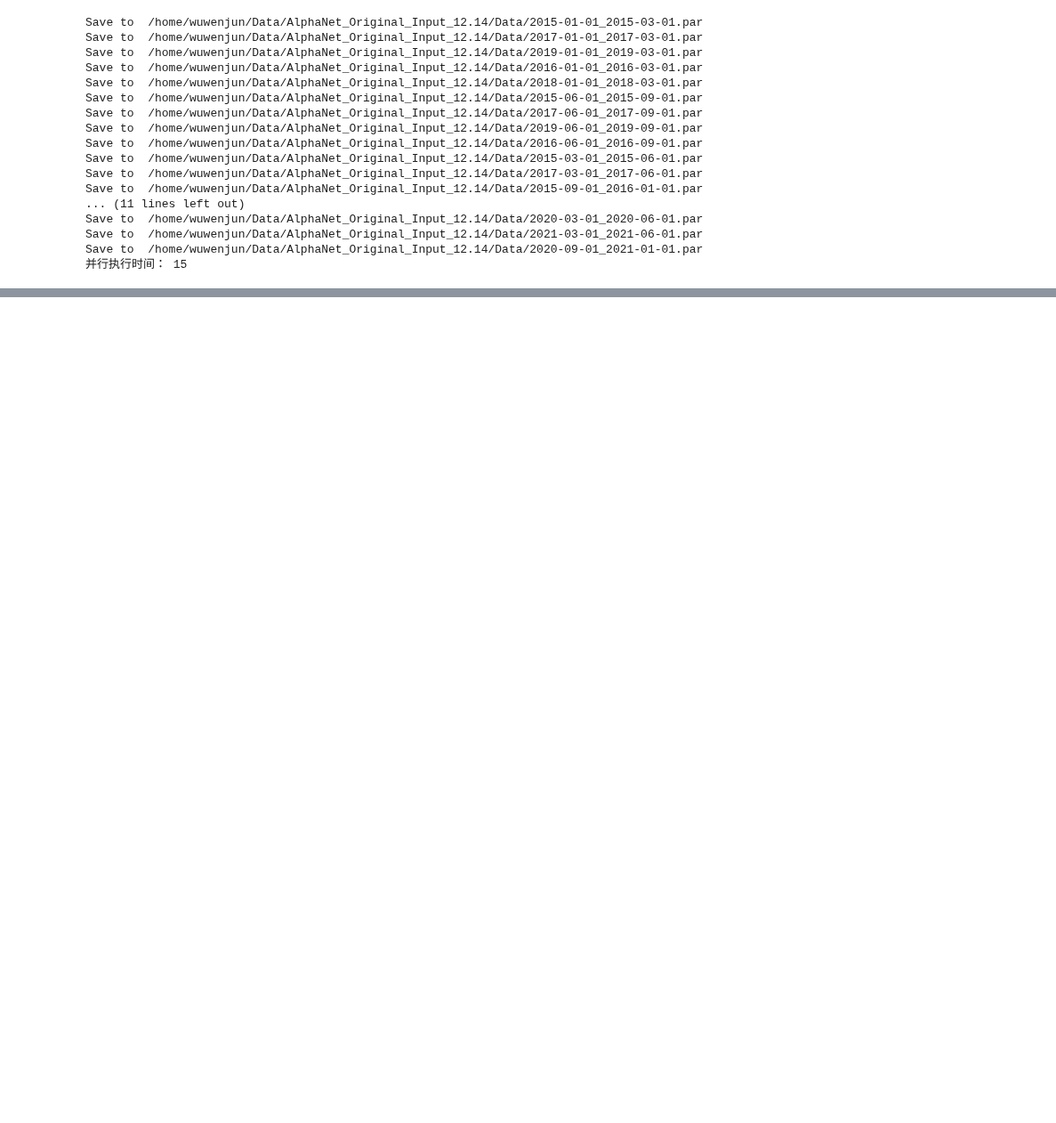
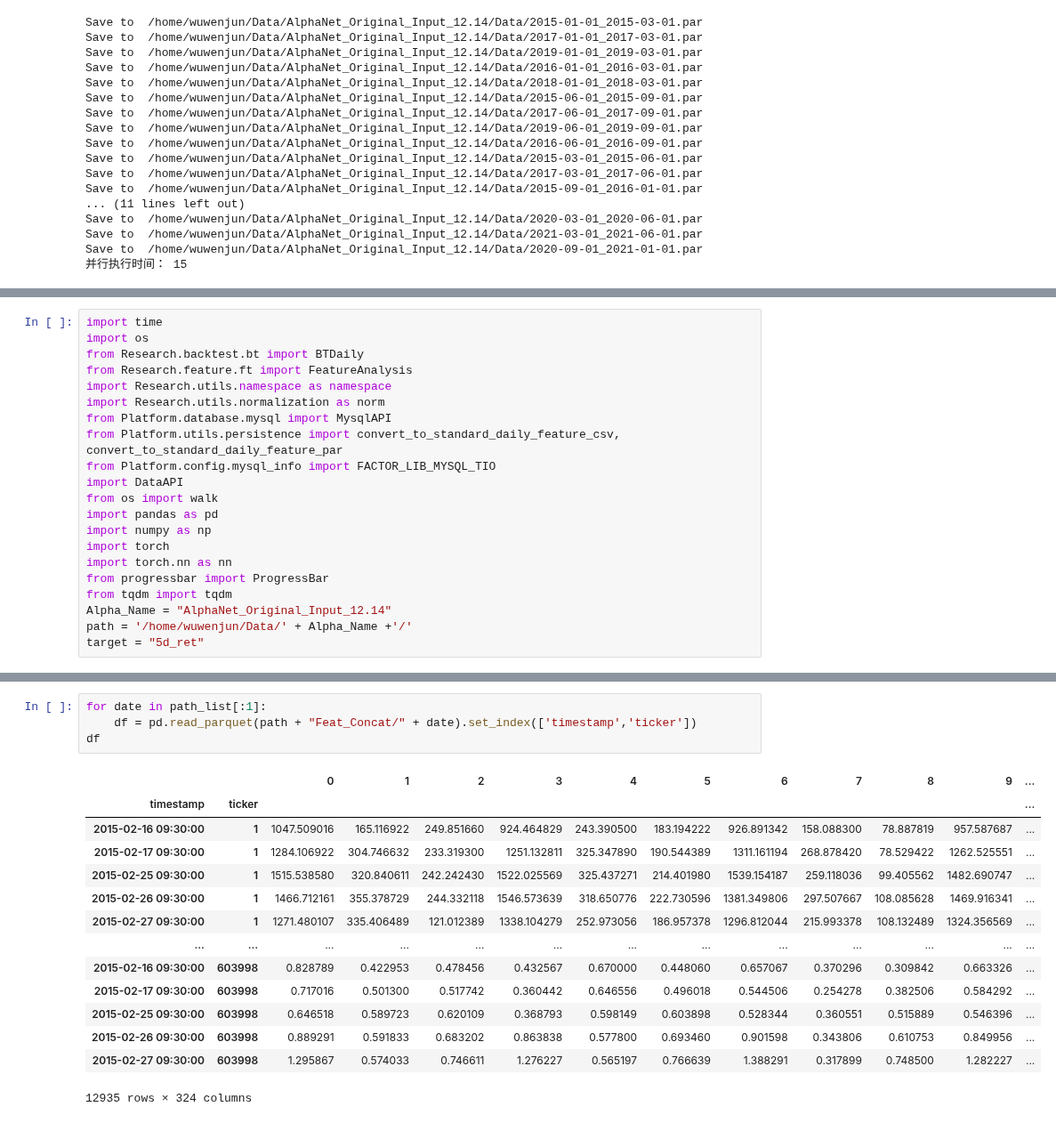
Before and after one commit to June24-Wu/Shannon, a Jupyter notebook: NoteBook/Get_Original_AlphaNet_Data.ipynb, the cells around one changed output, grey strips where cells are left out. Shown at 89% size. Cells and saved outputs as stored; diff of their text form; blank space fills up the shorter version.

Commit message:
ready for daily norm

```diff
--- a/NoteBook/Get_Original_AlphaNet_Data.ipynb
+++ b/NoteBook/Get_Original_AlphaNet_Data.ipynb
@@ -401,0 +479,21 @@ save to  /home/wuwenjun/Data/AlphaNet_Original_Input_12.14/Cov/2017-03-01_2017-0
+# %%
+import time
+import os
+from Research.backtest.bt import BTDaily
+from Research.feature.ft import FeatureAnalysis
+import Research.utils.namespace as namespace
+import Research.utils.normalization as norm
+from Platform.database.mysql import MysqlAPI
+from Platform.utils.persistence import convert_to_standard_daily_feature_csv, convert_to_standard_daily_feature_par
+from Platform.config.mysql_info import FACTOR_LIB_MYSQL_TIO
+import DataAPI
+from os import walk
+import pandas as pd
+import numpy as np
+import torch
+import torch.nn as nn
+from progressbar import ProgressBar
+from tqdm import tqdm
+Alpha_Name = "AlphaNet_Original_Input_12.14"
+path = '/home/wuwenjun/Data/' + Alpha_Name +'/'
+target = "5d_ret"
@@ -401,0 +528,19 @@ save to  /home/wuwenjun/Data/AlphaNet_Original_Input_12.14/Cov/2017-03-01_2017-0
+# %%
+for date in path_list[:1]:
+    df = pd.read_parquet(path + "Feat_Concat/" + date).set_index(['timestamp','ticker'])
+df
+# %% [output]
+|  |  | 0 | 1 | 2 | 3 | 4 | 5 | 6 | 7 | 8 | 9 | ... |
+| timestamp | ticker |  |  |  |  |  |  |  |  |  |  | ... |
+| 2015-02-16 09:30:00 | 1 | 1047.509016 | 165.116922 | 249.851660 | 924.464829 | 243.390500 | 183.194222 | 926.891342 | 158.088300 | 78.887819 | 957.587687 | ... |
+| 2015-02-17 09:30:00 | 1 | 1284.106922 | 304.746632 | 233.319300 | 1251.132811 | 325.347890 | 190.544389 | 1311.161194 | 268.878420 | 78.529422 | 1262.525551 | ... |
+| 2015-02-25 09:30:00 | 1 | 1515.538580 | 320.840611 | 242.242430 | 1522.025569 | 325.437271 | 214.401980 | 1539.154187 | 259.118036 | 99.405562 | 1482.690747 | ... |
+| 2015-02-26 09:30:00 | 1 | 1466.712161 | 355.378729 | 244.332118 | 1546.573639 | 318.650776 | 222.730596 | 1381.349806 | 297.507667 | 108.085628 | 1469.916341 | ... |
+| 2015-02-27 09:30:00 | 1 | 1271.480107 | 335.406489 | 121.012389 | 1338.104279 | 252.973056 | 186.957378 | 1296.812044 | 215.993378 | 108.132489 | 1324.356569 | ... |
+| ... | ... | ... | ... | ... | ... | ... | ... | ... | ... | ... | ... | ... |
+| 2015-02-16 09:30:00 | 603998 | 0.828789 | 0.422953 | 0.478456 | 0.432567 | 0.670000 | 0.448060 | 0.657067 | 0.370296 | 0.309842 | 0.663326 | ... |
+| 2015-02-17 09:30:00 | 603998 | 0.717016 | 0.501300 | 0.517742 | 0.360442 | 0.646556 | 0.496018 | 0.544506 | 0.254278 | 0.382506 | 0.584292 | ... |
+| 2015-02-25 09:30:00 | 603998 | 0.646518 | 0.589723 | 0.620109 | 0.368793 | 0.598149 | 0.603898 | 0.528344 | 0.360551 | 0.515889 | 0.546396 | ... |
+| 2015-02-26 09:30:00 | 603998 | 0.889291 | 0.591833 | 0.683202 | 0.863838 | 0.577800 | 0.693460 | 0.901598 | 0.343806 | 0.610753 | 0.849956 | ... |
+| 2015-02-27 09:30:00 | 603998 | 1.295867 | 0.574033 | 0.746611 | 1.276227 | 0.565197 | 0.766639 | 1.388291 | 0.317899 | 0.748500 | 1.282227 | ... |
+12935 rows × 324 columns
```
Also changed, not shown: parts of 21 cells of this notebook.
